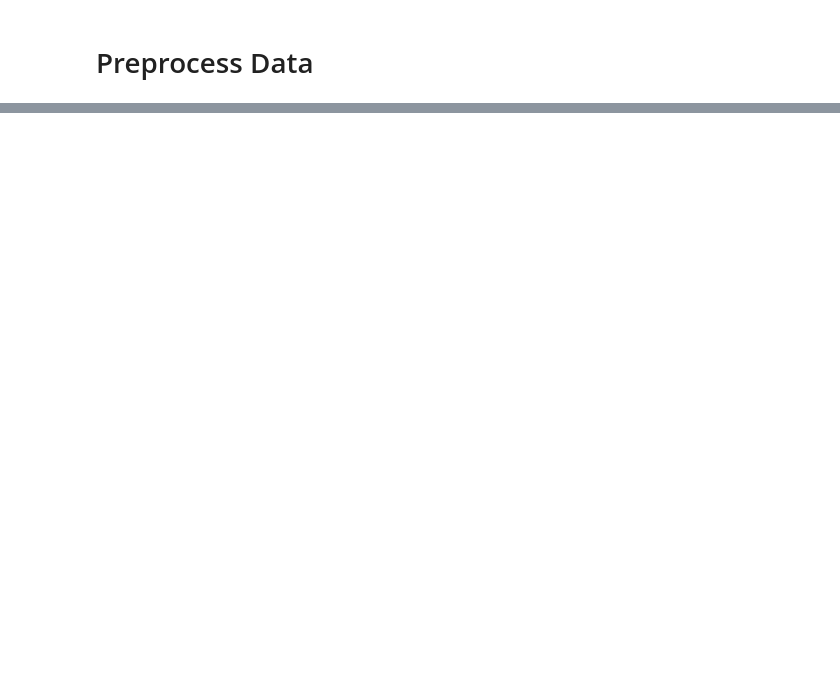
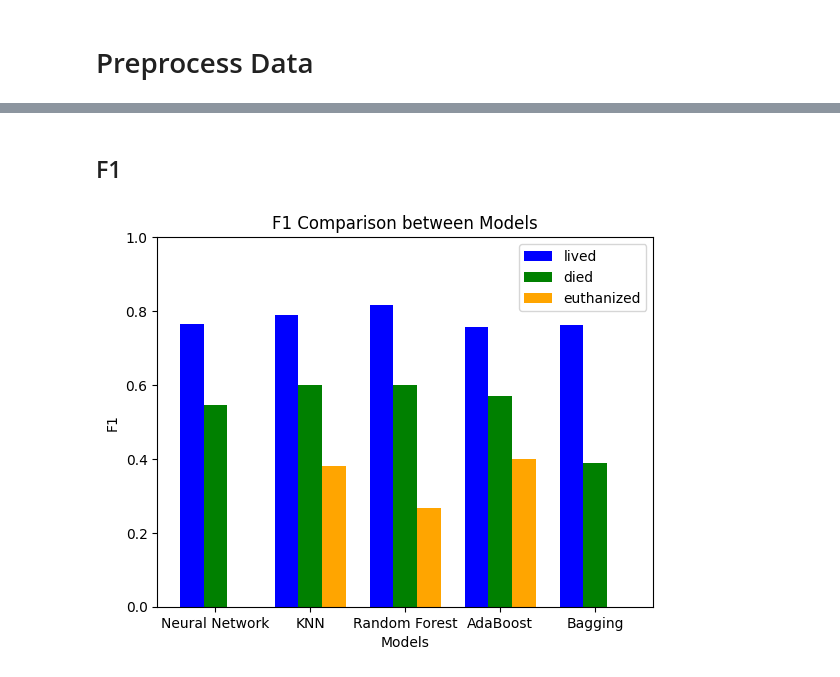
Before and after one commit to thewro11/cs462-cow-status-classification, a Jupyter notebook: model.ipynb, the cells around one changed output, grey strips where cells are left out. Cells and saved outputs as stored; diff of their text form; code cells hidden in the pictures; blank space fills up the shorter version.

```diff
--- a/model.ipynb
+++ b/model.ipynb
@@ -104,0 +265,26 @@ X.shape, Y.shape
+# %% [markdown]
+## F1
+# %%
+f1 = [nn_model_f1, knn_model_f1, rfc_model_f1, ada_model_f1, bag_model_f1]
+ind = np.arange(len(f1))
+width = 0.25
+
+class_0 = [nn_model_f1[0], knn_model_f1[0], rfc_model_f1[0], ada_model_f1[0], bag_model_f1[0]]
+bar1 = plt.bar(ind, class_0, width, color = 'blue')
+
+class_1 = [nn_model_f1[1], knn_model_f1[1], rfc_model_f1[1], ada_model_f1[1], bag_model_f1[1]]
+bar2 = plt.bar(ind+width, class_1, width, color='g')
+
+class_2 = [nn_model_f1[2], knn_model_f1[2], rfc_model_f1[2], ada_model_f1[2], bag_model_f1[2]]
+bar3 = plt.bar(ind+width*2, class_2, width, color = 'orange')
+
+plt.xlabel("Models")
+plt.ylabel('F1')
+plt.title("F1 Comparison between Models")
+plt.ylim((0, 1))
+
+plt.xticks(ind+width,['Neural Network', 'KNN', 'Random Forest', "AdaBoost", "Bagging"])
+plt.legend( (bar1, bar2, bar3), ("lived", "died", "euthanized") )
+plt.show()
+# %% [output]
+[figure, added]
```
Also changed, not shown: parts of 41 cells of this notebook.
